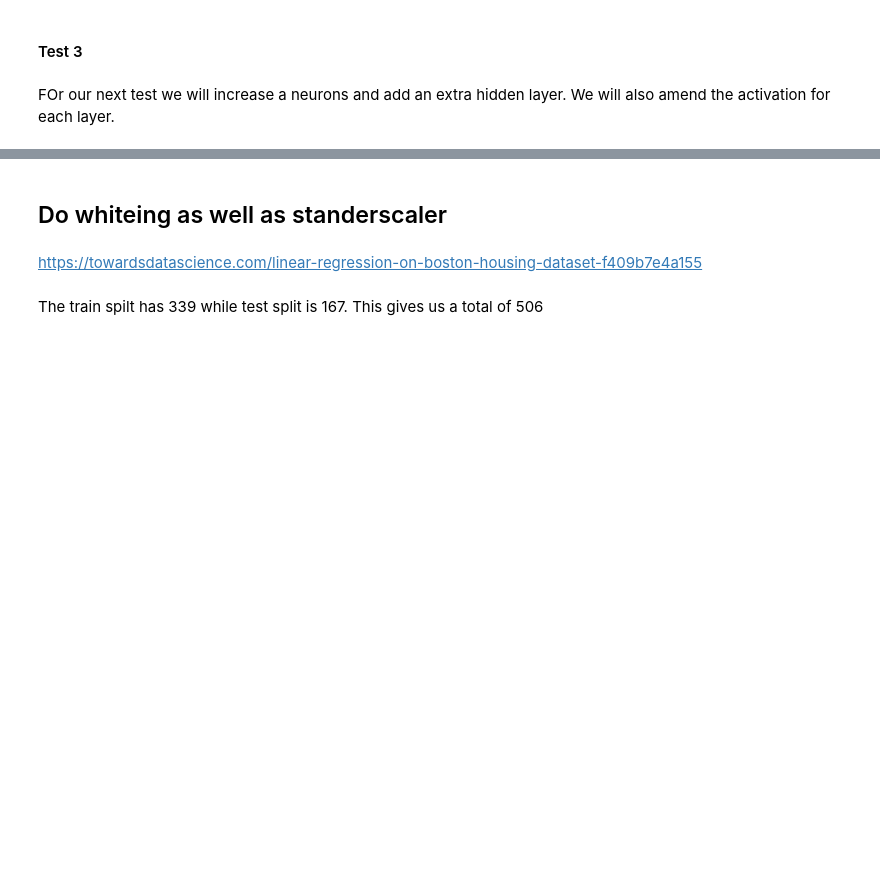
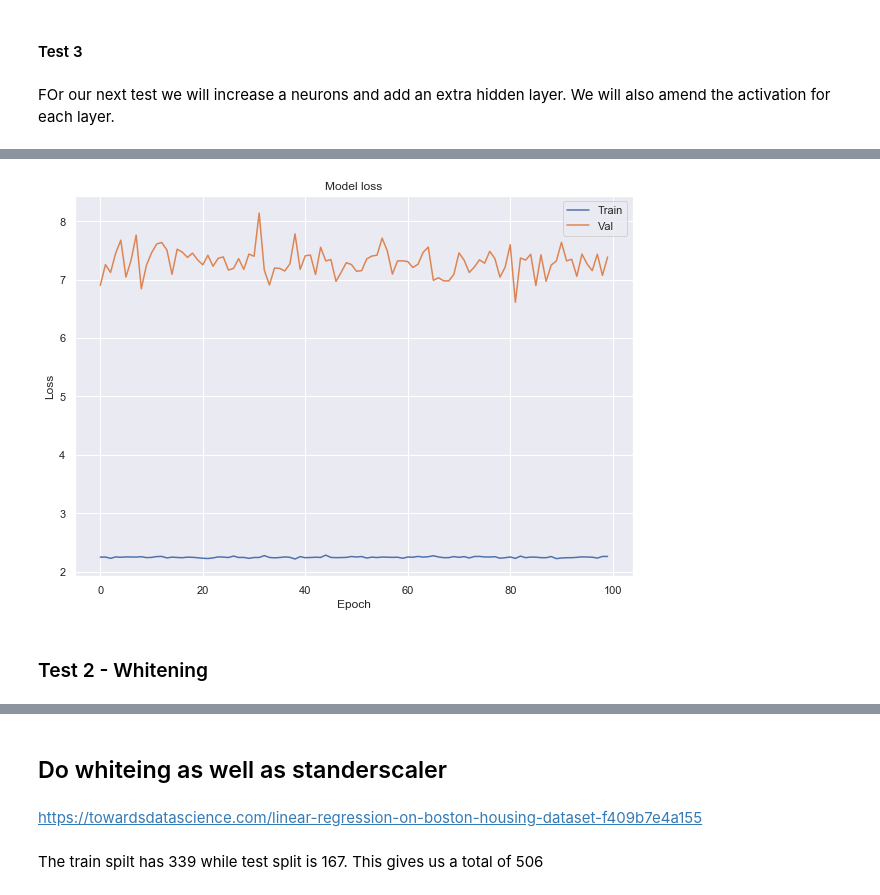
Before and after one commit to JohnADeady/ML-S-Project, a Jupyter notebook: Boston House Prices.ipynb, the cells around one changed output, grey strips where cells are left out. Drawn from its saved outputs; the diff is of its cells as text; code cells hidden in the pictures; blank space fills up the shorter version.

Commit message:
Whitening attempted

```diff
--- a/Boston House Prices.ipynb
+++ b/Boston House Prices.ipynb
@@ -571,0 +583,21 @@ plt.show()
+# %%
+import sklearn.decomposition as dec
+
+# Whitening technique
+pca = dec.PCA(n_components=4, whiten=True)
+pca.fit(X_train)
+inputs_train_white = pd.DataFrame(pca.transform(X_train), columns=X.columns)
+# %%
+# Start a neural network, building it by layers.
+model = kr.models.Sequential()
+
+# Add a hidden layer with x neurons and an input layer with 4.
+model.add(kr.layers.Dense(units=30, activation='relu', input_dim=4))
+# Add a one neuron output layer.
+model.add(kr.layers.Dense(units=1, activation='linear'))
+
+# Build the graph.
+model.compile(loss='mean_absolute_error', optimizer='sgd', metrics=['accuracy'])
+# %%
+# Train the neural network.
+history3 = model.fit(inputs_train_white, Y_train, validation_data=(X_test,Y_test), epochs=100, batch_size=10, verbose=0)
@@ -571,0 +625,13 @@ plt.show()
+# %%
+#Create a plot showing
+plt.plot(history3.history['loss'])
+plt.plot(history3.history['val_loss'])
+plt.title('Model loss')
+plt.ylabel('Loss')
+plt.xlabel('Epoch')
+plt.legend(['Train', 'Val'], loc='upper right')
+plt.show()
+# %% [output]
+[figure, added]
+# %% [markdown]
+### Test 2 - Whitening
```
Also changed, not shown: parts of 26 cells of this notebook.
